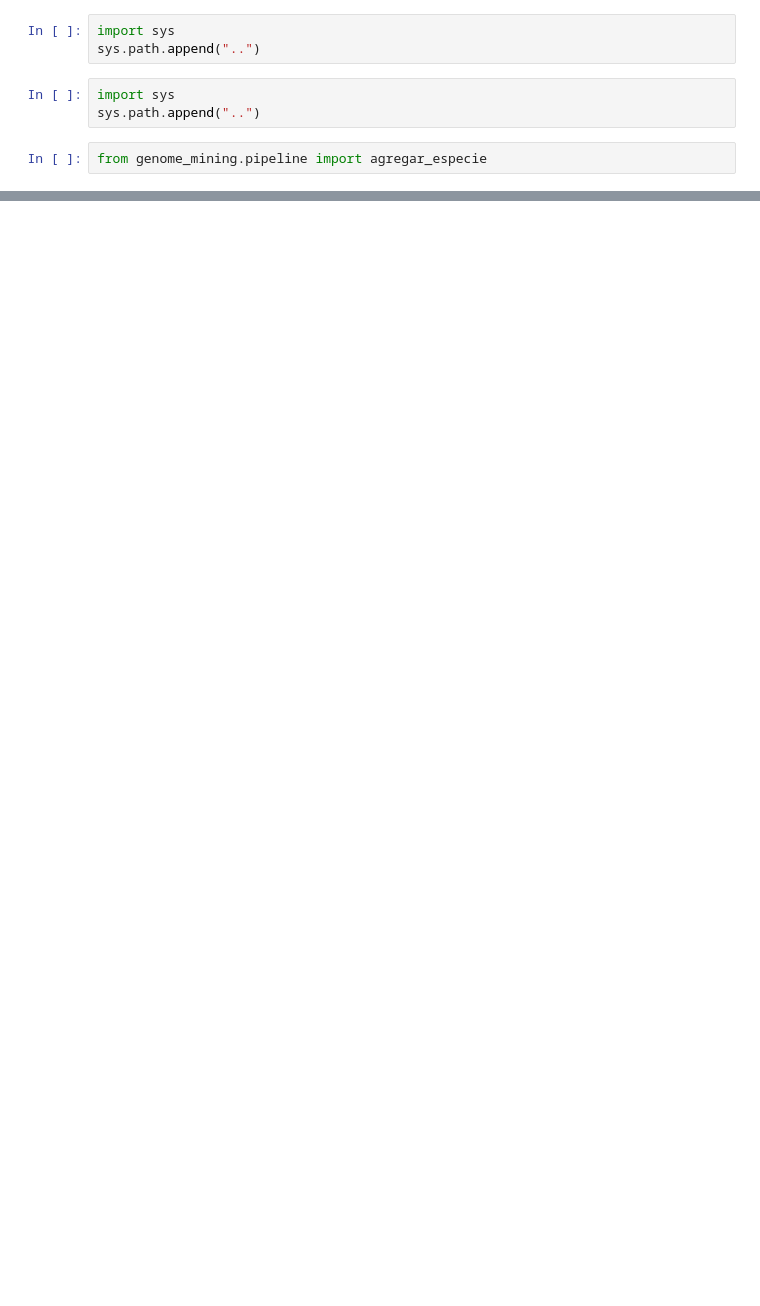
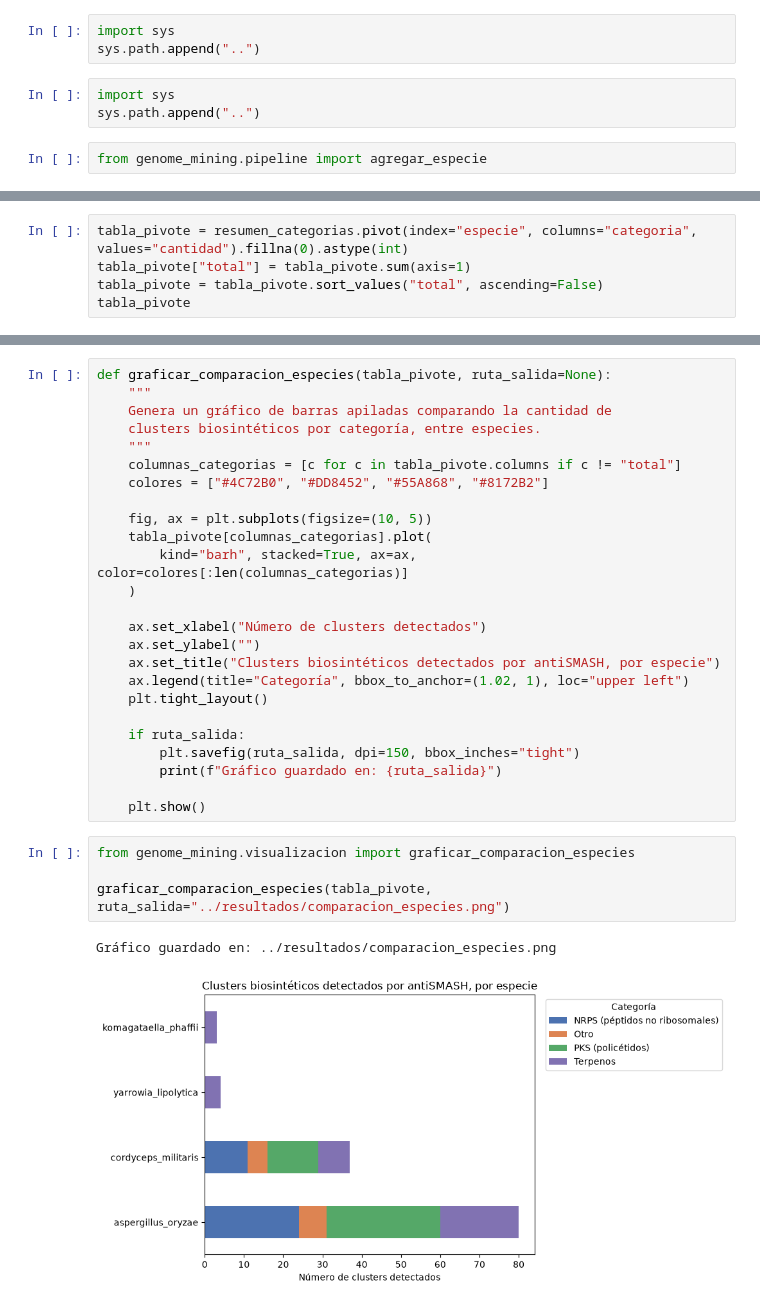
Before and after one commit to giovvnni-flux/psilocybe-genome-mining, a Jupyter notebook: notebooks/prueba_modulo_descarga.ipynb, the cells around one changed output, grey strips where cells are left out. Saved outputs shown, nothing was run; the diff lists cells and outputs as text; blank space fills up the shorter version.

```diff
--- a/notebooks/prueba_modulo_descarga.ipynb
+++ b/notebooks/prueba_modulo_descarga.ipynb
@@ -141,0 +547,5 @@ Especie 'cordyceps_militaris' agregada/actualizada en ../config/especies.yaml
+# %%
+tabla_pivote = resumen_categorias.pivot(index="especie", columns="categoria", values="cantidad").fillna(0).astype(int)
+tabla_pivote["total"] = tabla_pivote.sum(axis=1)
+tabla_pivote = tabla_pivote.sort_values("total", ascending=False)
+tabla_pivote
@@ -141,0 +559,32 @@ Especie 'cordyceps_militaris' agregada/actualizada en ../config/especies.yaml
+# %%
+def graficar_comparacion_especies(tabla_pivote, ruta_salida=None):
+    """
+    Genera un gráfico de barras apiladas comparando la cantidad de
+    clusters biosintéticos por categoría, entre especies.
+    """
+    columnas_categorias = [c for c in tabla_pivote.columns if c != "total"]
+    colores = ["#4C72B0", "#DD8452", "#55A868", "#8172B2"]
+
+    fig, ax = plt.subplots(figsize=(10, 5))
+    tabla_pivote[columnas_categorias].plot(
+        kind="barh", stacked=True, ax=ax, color=colores[:len(columnas_categorias)]
+    )
+
+    ax.set_xlabel("Número de clusters detectados")
+    ax.set_ylabel("")
+    ax.set_title("Clusters biosintéticos detectados por antiSMASH, por especie")
+    ax.legend(title="Categoría", bbox_to_anchor=(1.02, 1), loc="upper left")
+    plt.tight_layout()
+
+    if ruta_salida:
+        plt.savefig(ruta_salida, dpi=150, bbox_inches="tight")
+        print(f"Gráfico guardado en: {ruta_salida}")
+
+    plt.show()
+# %%
+from genome_mining.visualizacion import graficar_comparacion_especies
+
+graficar_comparacion_especies(tabla_pivote, ruta_salida="../resultados/comparacion_especies.png")
+# %% [output]
+Gráfico guardado en: ../resultados/comparacion_especies.png
+[figure, added]
```
Also changed, not shown: parts of 17 cells of this notebook, 10 other files.
